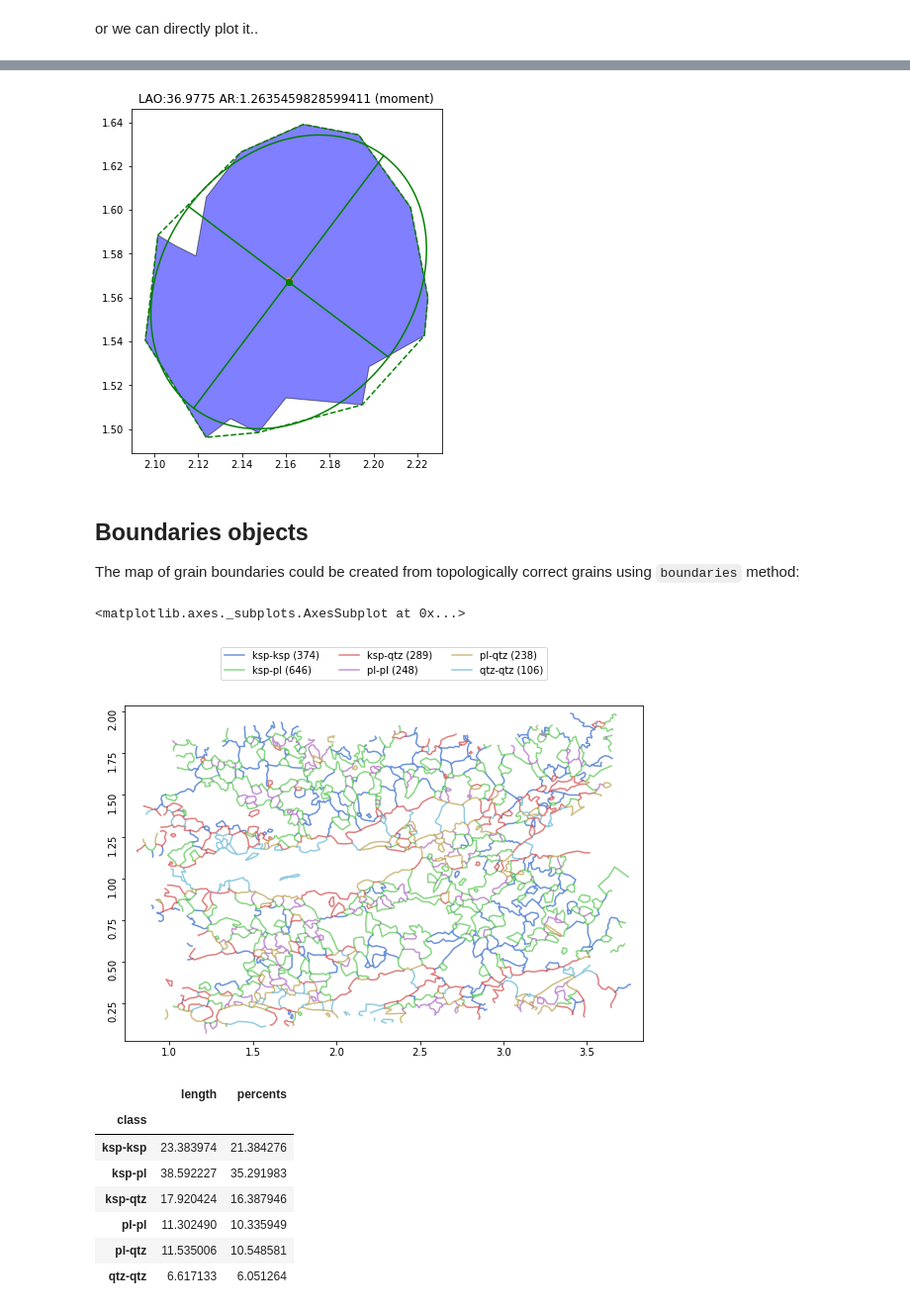
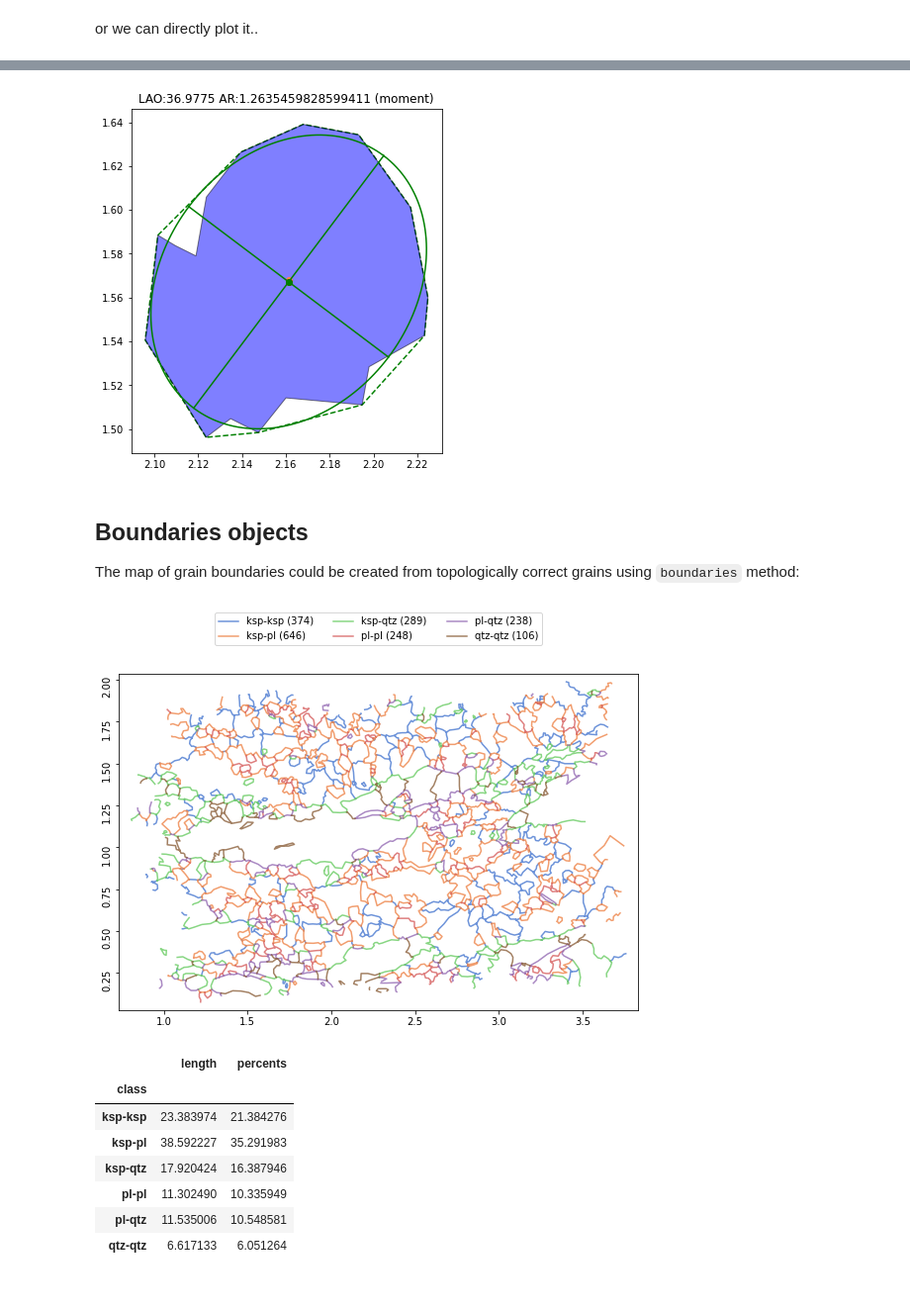
Before and after one commit to ondrolexa/polylx, a Jupyter notebook: polylx_tutorial.ipynb, the cells around one changed output, grey strips where cells are left out. Shown at 99% size. Saved outputs shown, nothing was run; the diff lists cells and outputs as text; code cells hidden in the pictures.

Commit message:
Example method added
from_shp and from_file has no default value for filename

```diff
--- a/polylx_tutorial.ipynb
+++ b/polylx_tutorial.ipynb
@@ -26,5 +26,5 @@ To read example data, we can use from_shp method without arguments. Note that we
 # %%
-g = Grains.from_shp()
+g = Grains.example()
 # %% [markdown]
 To visualize grain objects from shape file, we can use `plot` method of `Grains` object:
 # %%
@@ -174,7 +173,7 @@ g.show()
 # %%
 g[132].show()
 # %% [output]
-[figure, old version]
+[figure, new version]
 # %% [markdown]
 ## Boundaries objects
 
@@ -182,10 +181,9 @@ The map of grain boundaries could be created from topologically correct grains u
 # %%
 b = g.boundaries()
 # %%
-b.plot()
+b.show()
 # %% [output]
-<matplotlib.axes._subplots.AxesSubplot at 0x...>
-[figure, old version]
+[figure, new version]
 # %%
 df = b.groups('length').sum()
 df['percents']= 100 * df['length'] / df['length'].sum()
```
Also changed, not shown: parts of 9 cells of this notebook, 2 other files.
